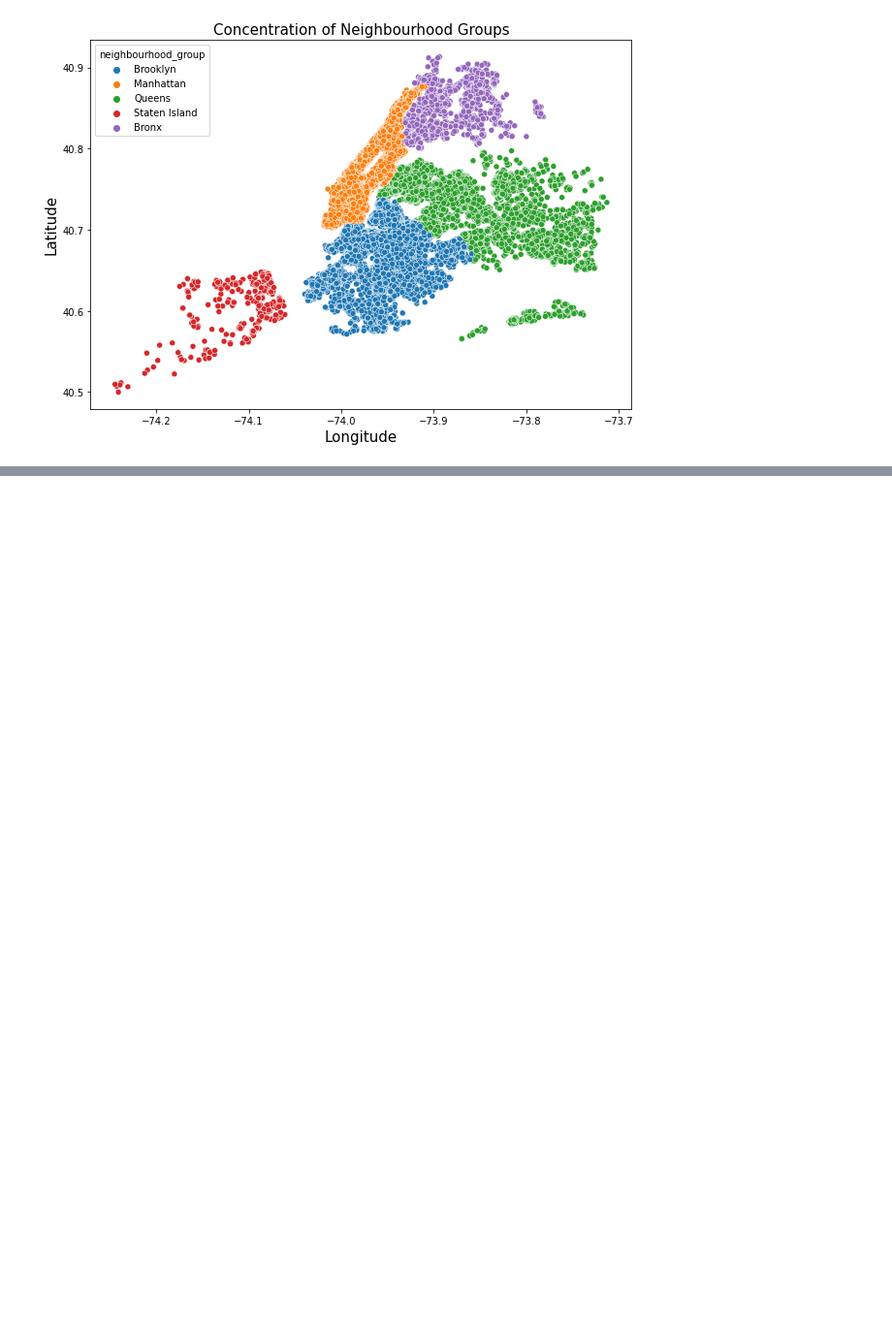
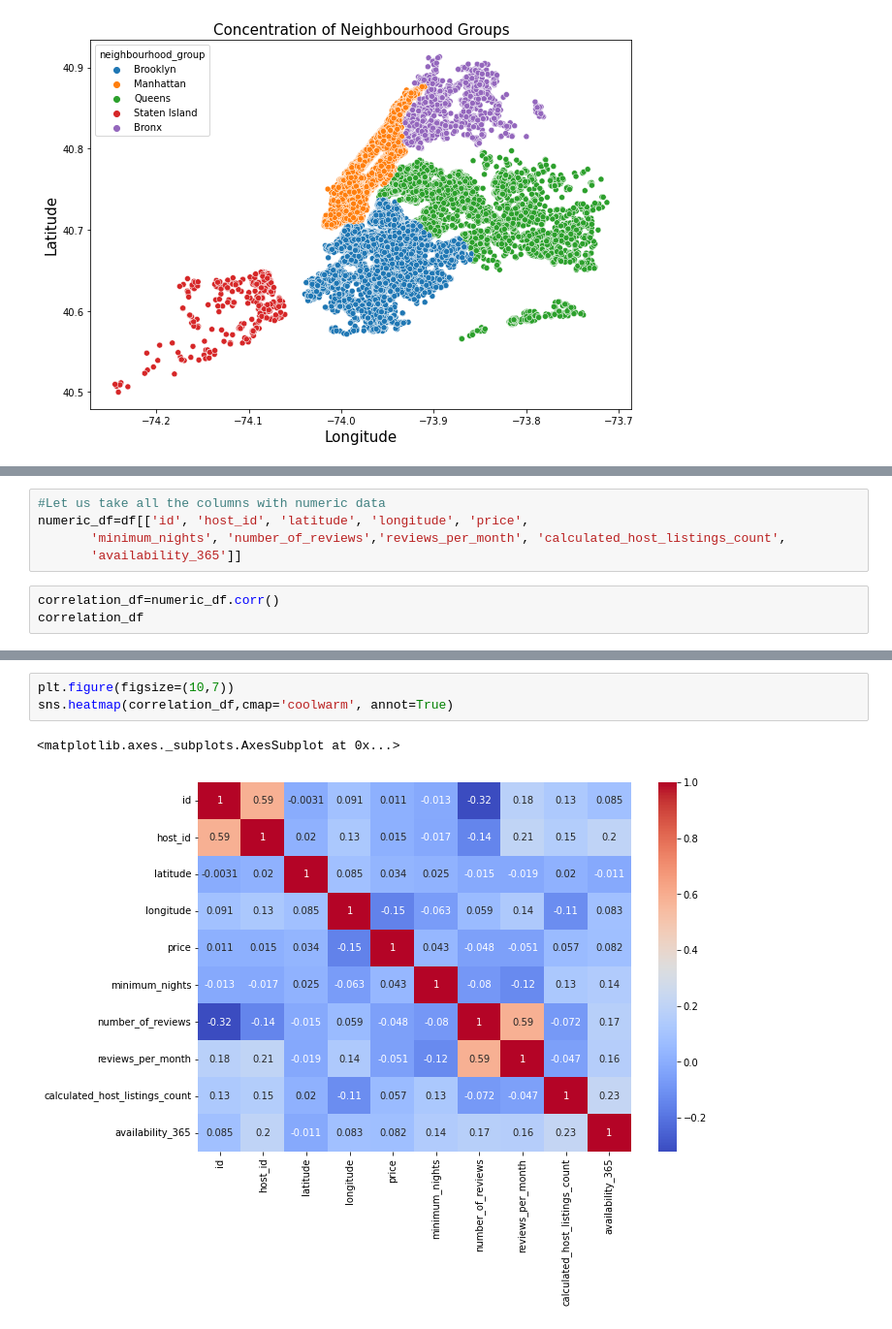
Before and after one commit to Ankushsaini90/Airbnb-data-analysis, a Jupyter notebook: Ankush_Airbnb_Bookings_Analysis_Capstone_Project.ipynb, the cells around one changed output, grey strips where cells are left out. Shown at 97% size. Drawn from its saved outputs; the diff is of its cells as text; blank space fills up the shorter version.

```diff
--- a/Ankush_Airbnb_Bookings_Analysis_Capstone_Project.ipynb
+++ b/Ankush_Airbnb_Bookings_Analysis_Capstone_Project.ipynb
@@ -193,0 +201,8 @@ plt.show()
+# %%
+#Let us take all the columns with numeric data
+numeric_df=df[['id', 'host_id', 'latitude', 'longitude', 'price',
+       'minimum_nights', 'number_of_reviews','reviews_per_month', 'calculated_host_listings_count',
+       'availability_365']]
+# %%
+correlation_df=numeric_df.corr()
+correlation_df
@@ -193,0 +221,6 @@ plt.show()
+# %%
+plt.figure(figsize=(10,7))
+sns.heatmap(correlation_df,cmap='coolwarm', annot=True)
+# %% [output]
+<matplotlib.axes._subplots.AxesSubplot at 0x...>
+[figure, added]
```
Also changed, not shown: parts of 9 cells of this notebook.
